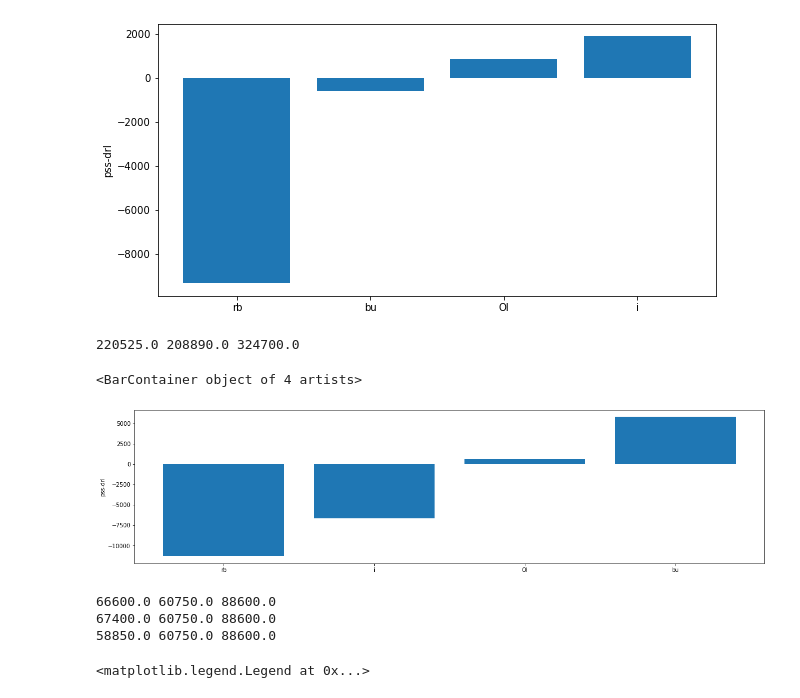
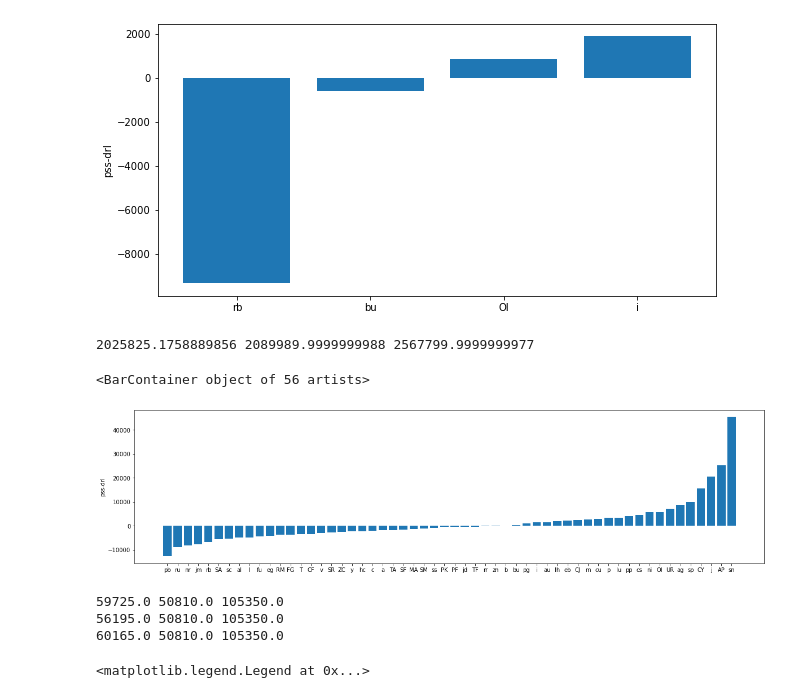
Before and after one commit to irides777/trader, a Jupyter notebook: pic.ipynb, the cells around one changed output. Drawn from its saved outputs; the diff is of its cells as text; code cells hidden in the pictures.

Commit message:
queue

```diff
--- a/pic.ipynb
+++ b/pic.ipynb
@@ -216,62 +216,63 @@ plt.bar(a, b)
 import pandas as pd
 import numpy as np
 import matplotlib.pyplot as plt
 from util import *
 objs = ['rb', 'bu', 'OI', 'i']
-# objs = ['CF','nr','sc','al','UR','fu','MA','c','SR','y','TA','eg','v','SA','FG','ru','zn','eb','a','SF','T','au','PK','TF','l','bu']
+objs = ['CF','nr','sc','al','UR','fu','MA','c','SR','y','TA','eg','v','SA','FG','ru','zn','eb','a','SF','T','au','PK','TF','l','bu']
 dd = pd.read_csv('symbol_instrumentid2.csv')
 rest_objs = [i for i in dd.pz.unique() if i not in objs]
+# objs = dd.pz.unique()
 # rest_objs = []
-comment = 'exp01_1year'
-# comment = 'exp005'
+# comment = 'exp01_1year'
+comment = 'queue'
 cwd = os.path.join('res', comment)
 a, b, c = 0, 0, 0
 fin = []
 cha = []
 for obj in objs:
     file_path = os.path.join(cwd, obj, 'sum.csv')
     # file_path = os.path.join(f'./res/{obj}/trade', 'sum.csv')
     if os.path.exists(file_path):
         fin.append(obj)
         data = pd.read_csv(file_path)
         a+=data.drl.sum()
         b+=data.pss.sum()
         c+=data['agg'].sum()
         cha.append((obj, data.pss.sum()-data.drl.sum()))
-# for obj in rest_objs:
-#     # file_path = os.path.join(cwd, obj, 'sum.csv')
-#     file_path = os.path.join(f'./res/{obj}/trade', 'sum.csv')
-#     if os.path.exists(file_path):
-#         fin.append(obj)
-#         data = pd.read_csv(file_path)
-#         a+=data.drl.sum()
-#         b+=data.pss.sum()
-#         c+=data['agg'].sum()
-#         cha.append((obj, data.pss.sum()-data.drl.sum()))
+for obj in rest_objs:
+    # file_path = os.path.join(cwd, obj, 'sum.csv')
+    file_path = os.path.join(f'./res/{obj}/trade', 'sum.csv')
+    if os.path.exists(file_path):
+        fin.append(obj)
+        data = pd.read_csv(file_path)
+        a+=data.drl.sum()
+        b+=data.pss.sum()
+        c+=data['agg'].sum()
+        cha.append((obj, data.pss.sum()-data.drl.sum()))
 cha = sorted(cha, key=lambda x:x[1])
 # data = data[data.date!=20220119]
 print(a,b,c)
 a, b = [x[0] for x in cha], [x[1] for x in cha]
 plt.subplots(figsize=(20,5))
 plt.ylabel('pss-drl')
 plt.bar(a, b)
 # %% [output]
-220525.0 208890.0 324700.0
+2025825.1758889856 2089989.9999999988 2567799.9999999977
-<BarContainer object of 4 artists>
+<BarContainer object of 56 artists>
-[figure, old version]
+[figure, new version]
 # %%
 # data = data.set_index(data.date.astype('str'))
-obj = 'i'
-data = pd.read_csv(f'res/exp02_1year/{obj}/sum.csv')
+obj = 'rb'
+data = pd.read_csv(f'res/exp01_1year/{obj}/sum.csv')
 print(data.drl.sum(), data.pss.sum(), data['agg'].sum())
-data = pd.read_csv(f'res/exp005/{obj}/sum.csv')
+data = pd.read_csv(f'res/queue/{obj}/sum.csv')
 print(data.drl.sum(), data.pss.sum(), data['agg'].sum())
 data = pd.read_csv(f'res/{obj}/trade/sum.csv')
 print(data.drl.sum(), data.pss.sum(), data['agg'].sum())
 # %% [output]
-66600.0 60750.0 88600.0
-67400.0 60750.0 88600.0
-58850.0 60750.0 88600.0
+59725.0 50810.0 105350.0
+56195.0 50810.0 105350.0
+60165.0 50810.0 105350.0
 # %%
 obj = 'rb'
 data = pd.read_csv(f'res/{obj}/trade/sum.csv')
```
Also changed, not shown: 6 other files.
